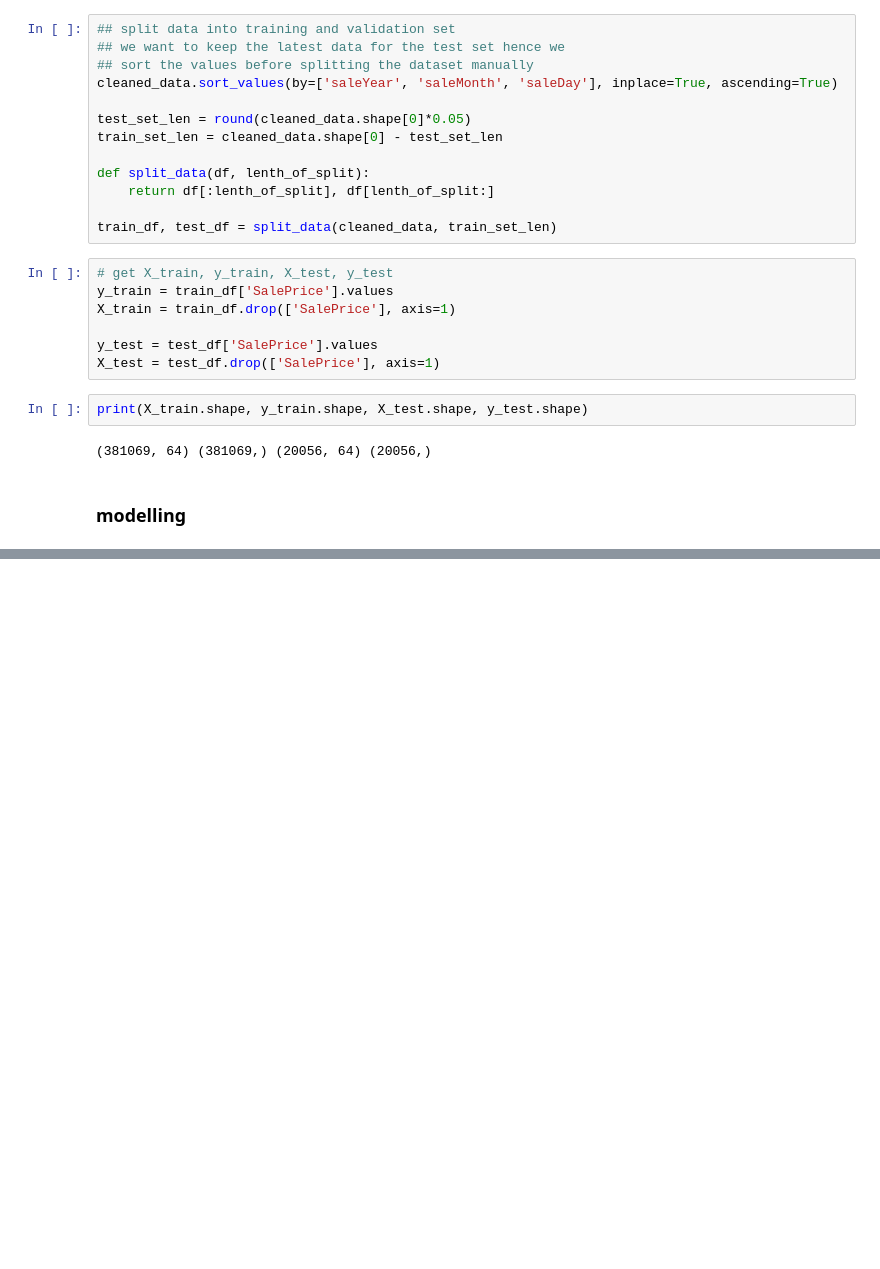
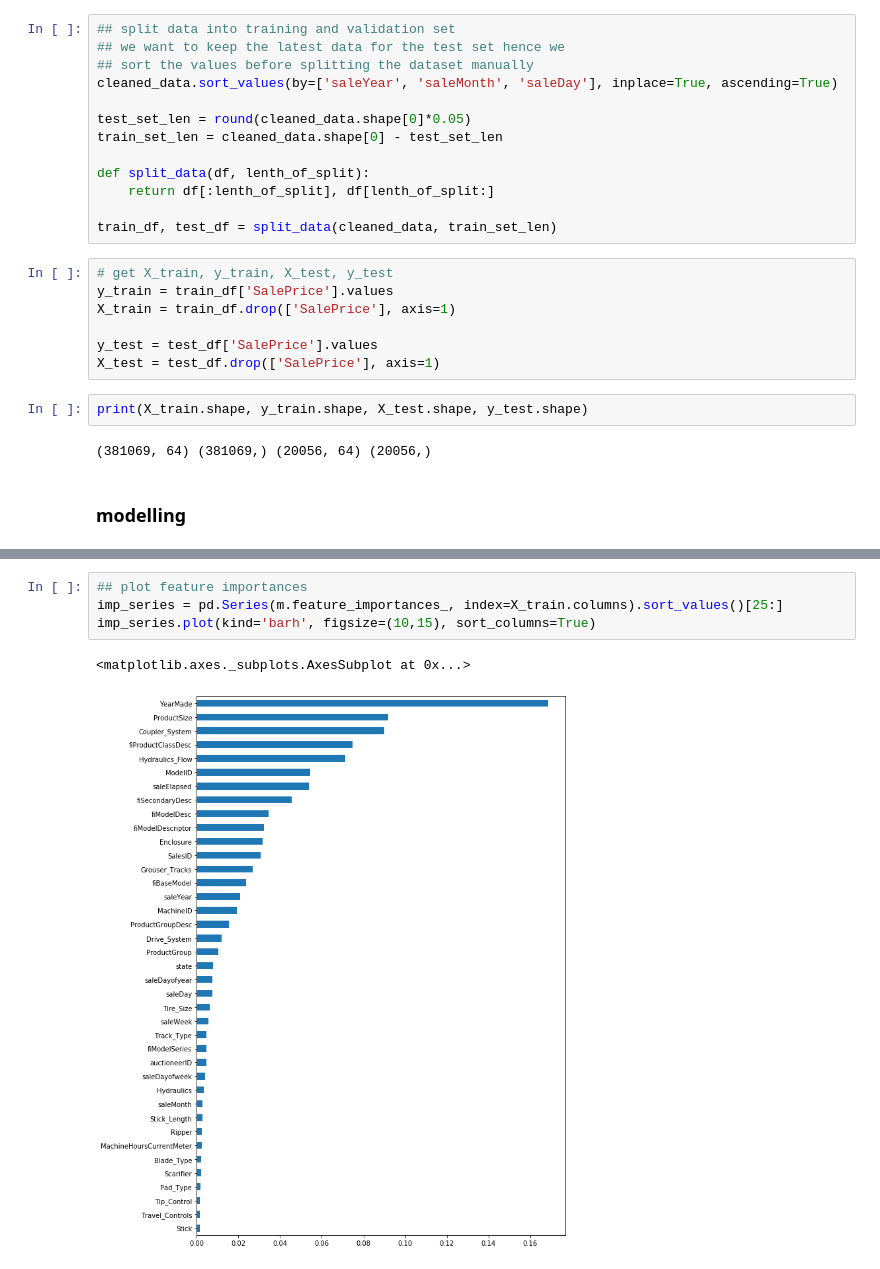
Before and after one commit to mathurk1/Fastai-ML-lessons, a Jupyter notebook: BlueBookForBulldozers.ipynb, the cells around one changed output, grey strips where cells are left out. Saved outputs shown, nothing was run; the diff lists cells and outputs as text; blank space fills up the shorter version.

```diff
--- a/BlueBookForBulldozers.ipynb
+++ b/BlueBookForBulldozers.ipynb
@@ -155,0 +207,7 @@ mean_squared_error(y_test, m.predict(X_test), squared=False)
+# %%
+## plot feature importances
+imp_series = pd.Series(m.feature_importances_, index=X_train.columns).sort_values()[25:]
+imp_series.plot(kind='barh', figsize=(10,15), sort_columns=True)
+# %% [output]
+<matplotlib.axes._subplots.AxesSubplot at 0x...>
+[figure, added]
```
Also changed, not shown: parts of 20 cells of this notebook.
